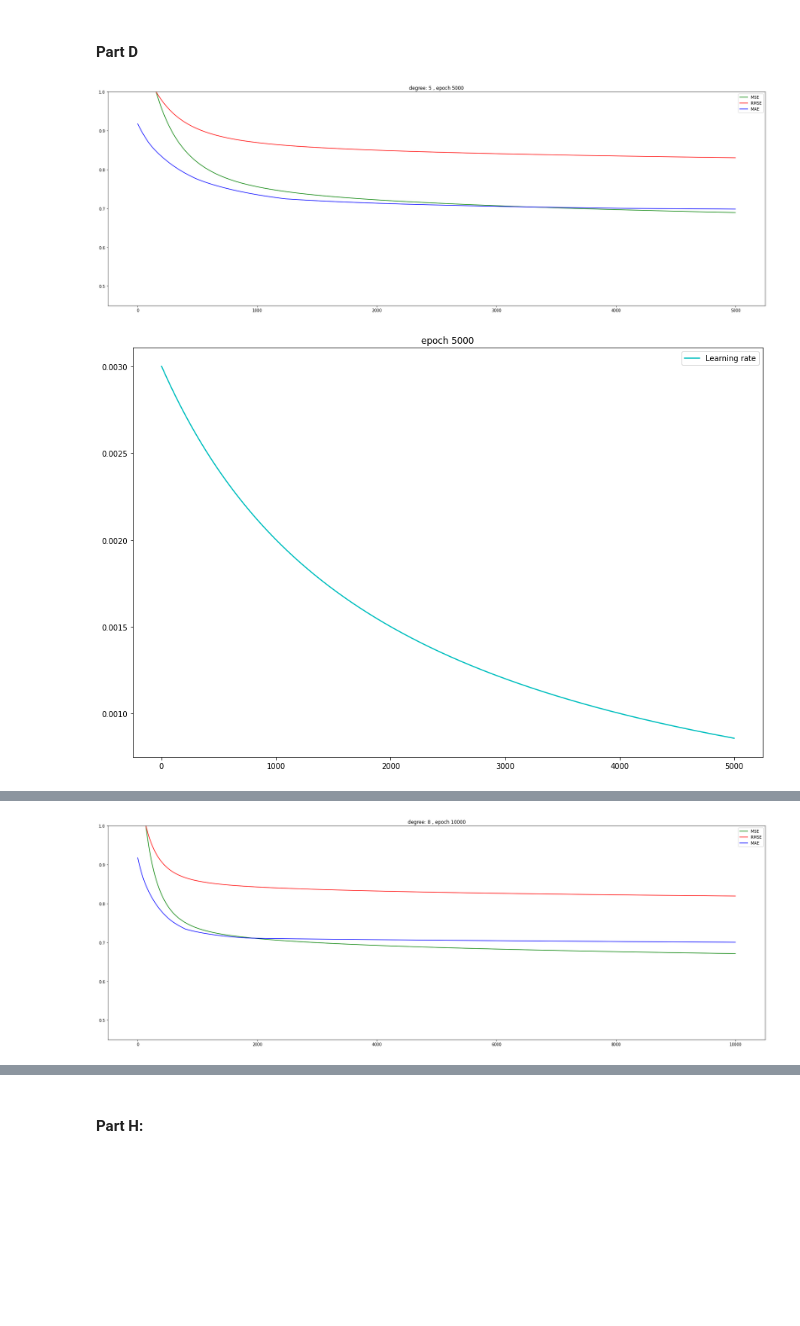
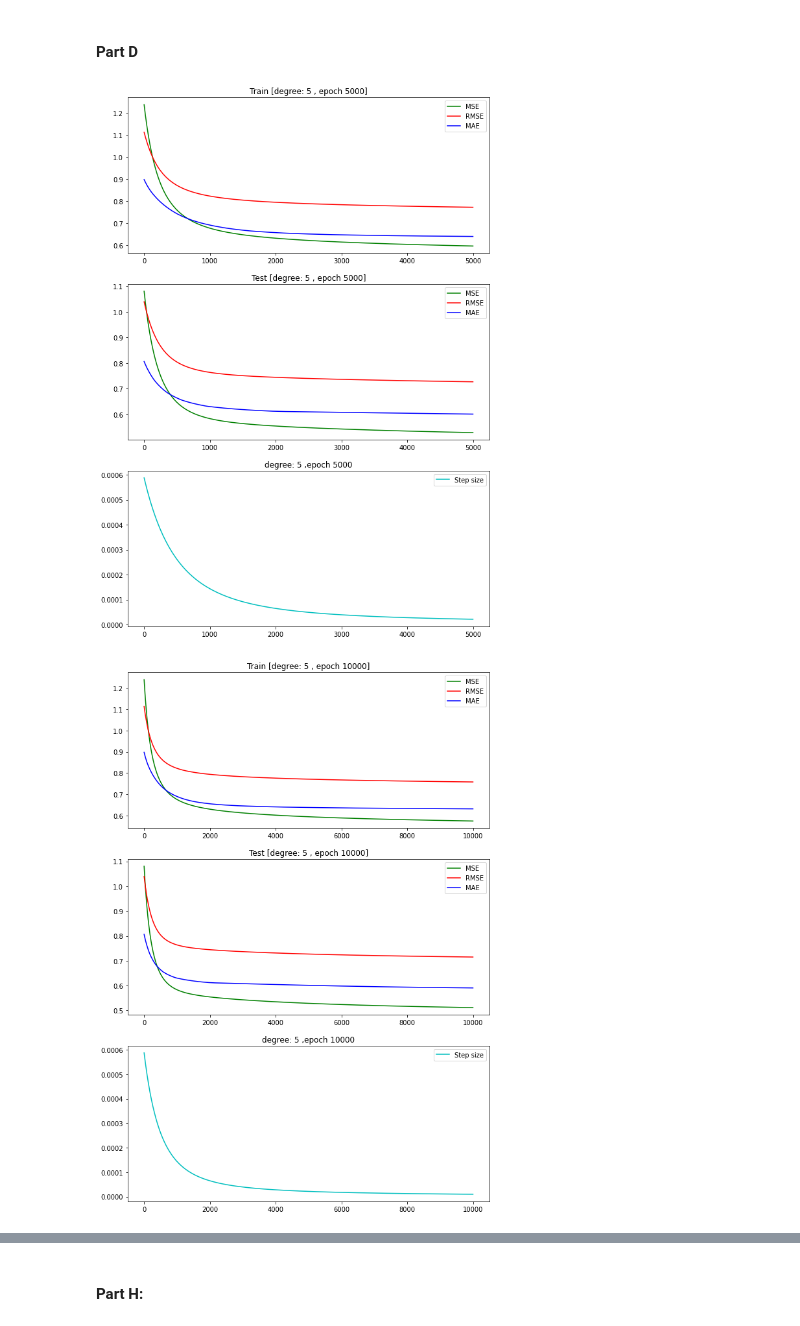
Before and after one commit to nahbos/AUT-Machine-Learning, a Jupyter notebook: Ex01_Q1.ipynb, the cells around one changed output, grey strips where cells are left out. Saved outputs shown, nothing was run; the diff lists cells and outputs as text; code cells hidden in the pictures; blank space fills up the shorter version.

Commit message:
Plots were updated.

```diff
--- a/Ex01_Q1.ipynb
+++ b/Ex01_Q1.ipynb
@@ -83,29 +83,25 @@ test = pd.concat([x_test, y_test], axis=1)
 # Data count
 m = train.shape[0]
 # %%
-def gd(epoch, degree, df_train, df_test, size,  report=True):
-
-    # According to some searches, I decided to start learning rate from 0.003 and decrease it during iterations
-    alpha = 0.003
-    alph = alpha
-    decay = 0.0005
+def gd(epoch, degree, df_train, df_test, size, alpha, decay, report=True):
 
     # Coefficients
     coeffs = [0] * (degree + 1)
+
+    alph = alpha
 
     # Miss rate - Learning rate - Epoch
     mr_lr_ep = [[[[], [], []], [[], [], []]], [], [], []]
 
     predY = predY_cal(coeffs, df_train, degree)
     for i in range(epoch):
-        coeffs = update_coefficients(coeffs, alpha, size, predY, df_train, degree)
+        coeffs, step_size = update_coefficients(coeffs, alpha, size, predY, df_train, degree)
         predY = predY_cal(coeffs, df_train, degree)
 
         if report:
             miss_rate(df_train, df_test, predY, coeffs, degree, mr_lr_ep)
-            mr_lr_ep[1].append(alpha)
+            mr_lr_ep[1].append(step_size)
             mr_lr_ep[2].append(i)
-            mr_lr_ep[3].append(alpha)
 
         alpha = np.multiply(alph, np.divide(1, np.add(1, np.multiply(decay, i))))
 
@@ -157,7 +154,8 @@ mr_lr_ep_list = []
 
 for degree in degrees:
     for epoch in epochs:
-        coeffs, mr_lr_ep = gd(epoch=epoch, degree=degree, df_train=train, df_test=test, size=m)
+        # According to some searches, I decided to start learning rate from 0.003 and decrease it during iterations
+        coeffs, mr_lr_ep = gd(epoch=epoch, degree=degree, df_train=train, df_test=test, size=m, alpha=0.003, decay=0.0005)
         mr_lr_ep_list.append([mr_lr_ep, degree])
         prediction = predY_cal(coeffs, test, degree=degree)
 
@@ -188,20 +186,23 @@ for degree in degrees:
 #### Part D
 # %%
 for ele in mr_lr_ep_list:
-    plt.figure(figsize=(30, 10))
-    plt.ylim([0.45, 1])
-    plt.title('degree: {} , epoch {}'.format(ele[1], len(ele[0][2])))
-    plt.plot(ele[0][2], ele[0][0][1][0], 'g', label='MSE')
-    plt.plot(ele[0][2], ele[0][0][1][1], 'r', label='RMSE')
-    plt.plot(ele[0][2], ele[0][0][1][2], 'b', label='MAE')
-    plt.legend()
-    plt.show()
+    fig, axs = plt.subplots(3, figsize=(10, 15))
 
-    plt.figure(figsize=(15, 10))
-    plt.title('epoch {}'.format(len(ele[0][2])))
-    plt.plot(ele[0][2], ele[0][3], 'c', label='Learning rate')
-    plt.legend()
-    plt.show()
+    axs[0].set_title('Train [degree: {} , epoch {}]'.format(ele[1], len(ele[0][2])))
+    axs[0].plot(ele[0][2], ele[0][0][0][0], 'g', label='MSE')
+    axs[0].plot(ele[0][2], ele[0][0][0][1], 'r', label='RMSE')
+    axs[0].plot(ele[0][2], ele[0][0][0][2], 'b', label='MAE')
+    axs[0].legend()
+
+    axs[1].set_title('Test [degree: {} , epoch {}]'.format(ele[1], len(ele[0][2])))
+    axs[1].plot(ele[0][2], ele[0][0][1][0], 'g', label='MSE')
+    axs[1].plot(ele[0][2], ele[0][0][1][1], 'r', label='RMSE')
+    axs[1].plot(ele[0][2], ele[0][0][1][2], 'b', label='MAE')
+    axs[1].legend()
+
+    axs[2].set_title('degree: {} ,epoch {}'.format(ele[1], len(ele[0][2])))
+    axs[2].plot(ele[0][2], ele[0][1], 'c', label='Step size')
+    axs[2].legend()
 # %% [output]
-[figure, old version]
+[figure, new version]
-[figure, old version]
+[figure, new version]
@@ -212 +212,0 @@ for ele in mr_lr_ep_list:
-[figure, removed]
```
Also changed, not shown: parts of 8 cells of this notebook.
